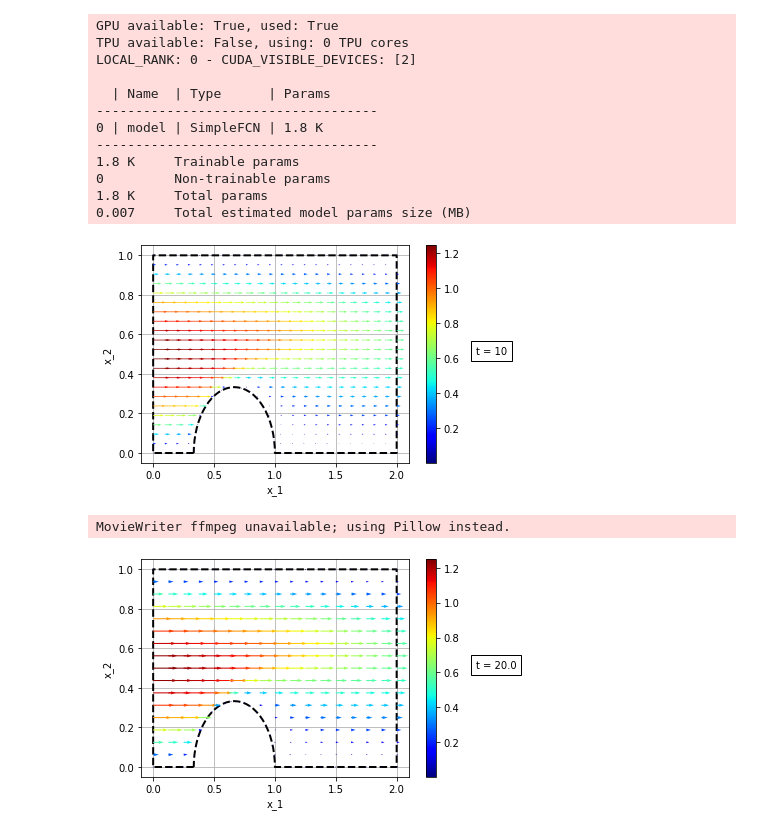
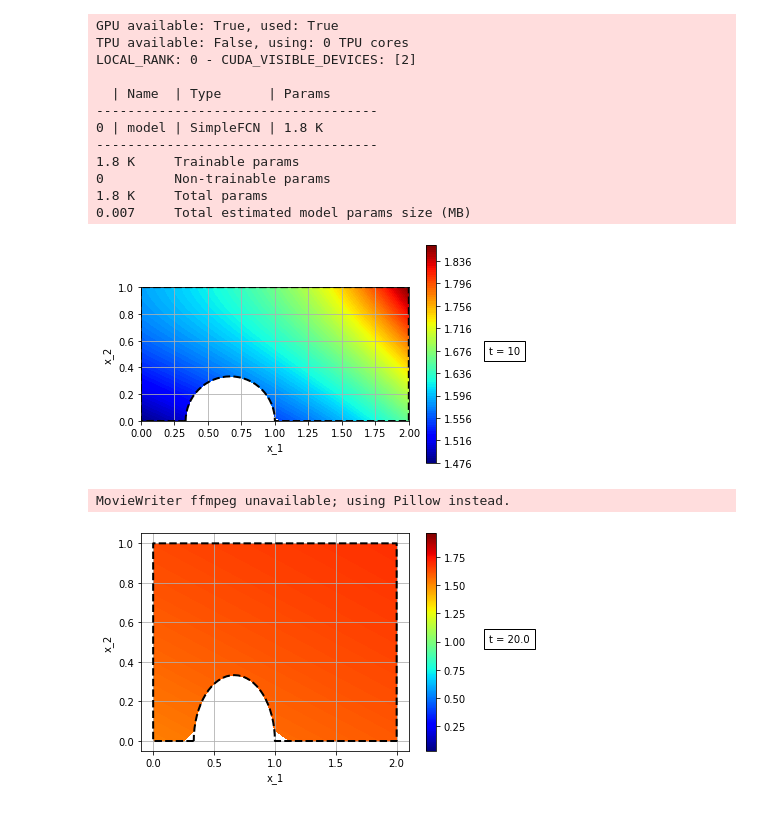
Before and after one commit to boschresearch/torchphysics, a Jupyter notebook: examples/burgers_equation.ipynb, the cells around one changed output. Saved outputs shown, nothing was run; the diff lists cells and outputs as text; code cells hidden in the pictures.

```diff
--- a/examples/burgers_equation.ipynb
+++ b/examples/burgers_equation.ipynb
@@ -175,16 +175,18 @@ LOCAL_RANK: 0 - CUDA_VISIBLE_DEVICES: [2]
 # %%
 from torchphysics.utils.plot import _plot
 fig = _plot(model=solver.model, solution_name=u, plot_variables=x, points=500,
-            dic_for_other_variables={'t' : 10})
+            dic_for_other_variables={'t' : 10}, plot_type='contour_surface') # = 'quiver_2D' for vectors
+fig.axes[0].set_box_aspect(1/2)
 # %% [output]
-[figure, old version]
+[figure, new version]
 # %%
 %load_ext autoreload
 %autoreload 2
 from torchphysics.utils.animation import animation
-fig, ani = animation(model=solver.model, solution_name=u, plot_variables=x, domain_points=300,
-                animation_variable=t, frame_number=100)
+fig, ani = animation(model=solver.model, solution_name=u, plot_variables=x, domain_points=400,
+                animation_variable=t, frame_number=100, ani_type='contour_surface') # = 'quiver_2D' for vectors
+fig.axes[0].set_box_aspect(1/2)
 ani.save('flow.gif')
 # %% [output]
 MovieWriter ffmpeg unavailable; using Pillow instead.
-[figure, old version]
+[figure, new version]
```
Also changed, not shown: parts of 1 cell of this notebook.
